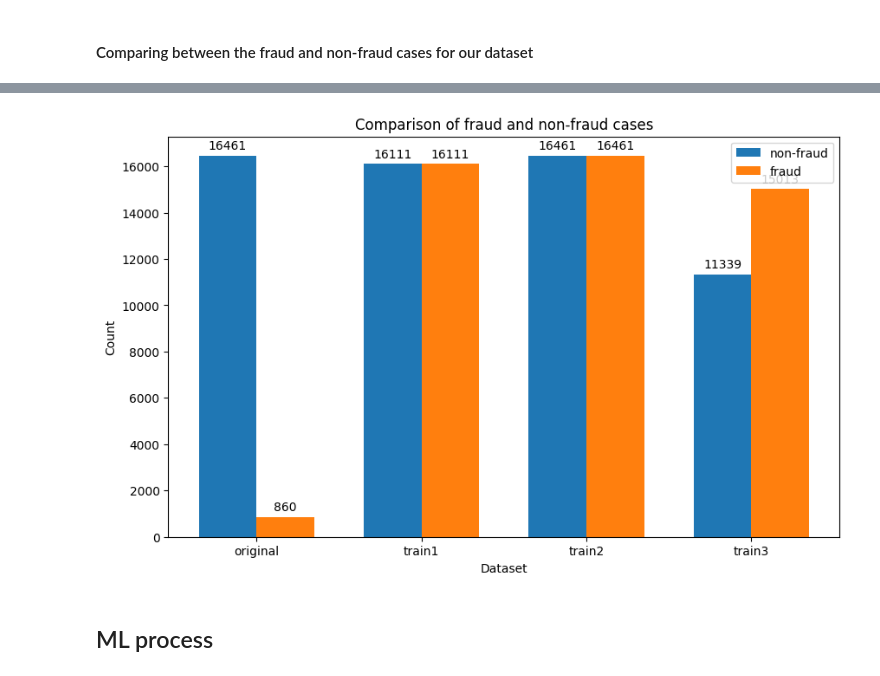
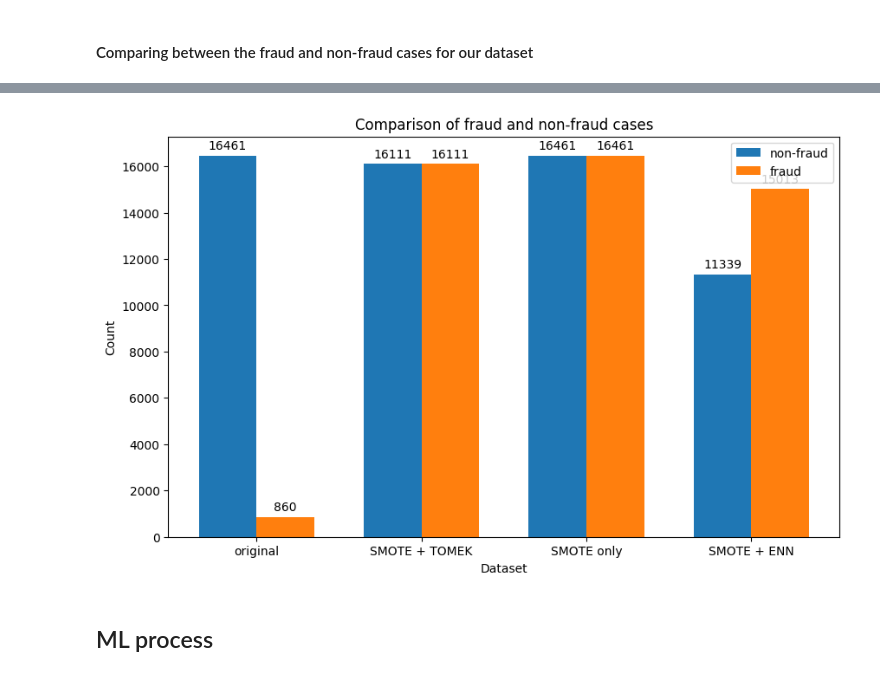
Before and after one commit to turrrray/gay, a Jupyter notebook: Fraud.ipynb, the cells around one changed output, grey strips where cells are left out. Saved outputs shown, nothing was run; the diff lists cells and outputs as text; code cells hidden in the pictures.

```diff
--- a/Fraud.ipynb
+++ b/Fraud.ipynb
@@ -304,41 +263,41 @@ memory usage: 786.7+ KB
 # %%
 counts = [
     (y_train.value_counts(), 'original'),
-    (y_train1.value_counts(), 'train1'),
-    (y_train2.value_counts(), 'train2'),
-    (y_train3.value_counts(), 'train3')
+    (y_train1.value_counts(), 'SMOTE + TOMEK'),
+    (y_train2.value_counts(), 'SMOTE only'),
+    (y_train3.value_counts(), 'SMOTE + ENN')
 ]
 
 # Create the bar graph
 fig, ax = plt.subplots(figsize=(10, 6))
 x = np.arange(len(counts))
 width = 0.35
 
 # Plot the negative cases
 non_fraud = ax.bar(x - width/2, [count[0].get(0, 0) for count in counts], width, label='non-fraud')
 
 # Plot the positive cases
 fraud = ax.bar(x + width/2, [count[0].get(1, 0) for count in counts], width, label='fraud')
 
 
 # Add labels and title
 ax.set_xticks(x)
 ax.set_xticklabels([count[1] for count in counts])
 ax.set_xlabel('Dataset')
 ax.set_ylabel('Count')
 ax.set_title('Comparison of fraud and non-fraud cases')
 ax.legend()
 
 for bar in non_fraud + fraud:
     height = bar.get_height()
     ax.annotate('{}'.format(int(height)),
                 xy=(bar.get_x() + bar.get_width() / 2, height),
                 xytext=(0, 3),
                 textcoords="offset points",
                 ha='center', va='bottom')
 plt.show()
 # %% [output]
-[figure, old version]
+[figure, new version]
 # %% [markdown]
 ## ML process
 # %% [markdown]
```
Also changed, not shown: parts of 38 cells of this notebook.
